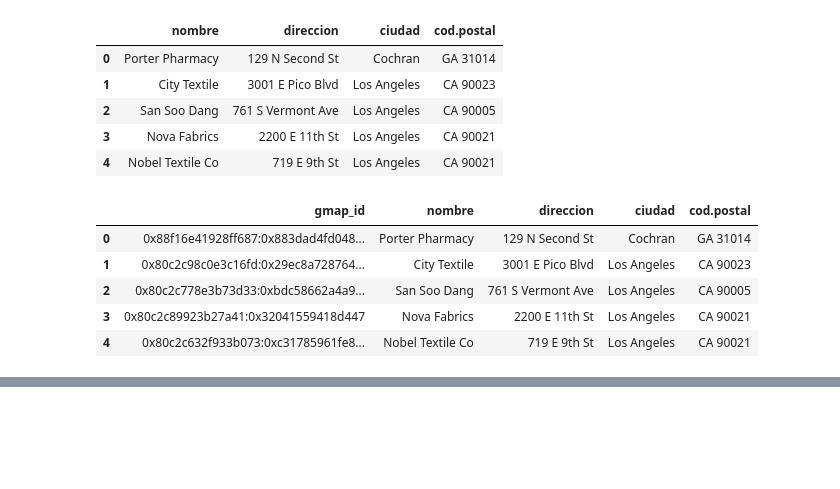
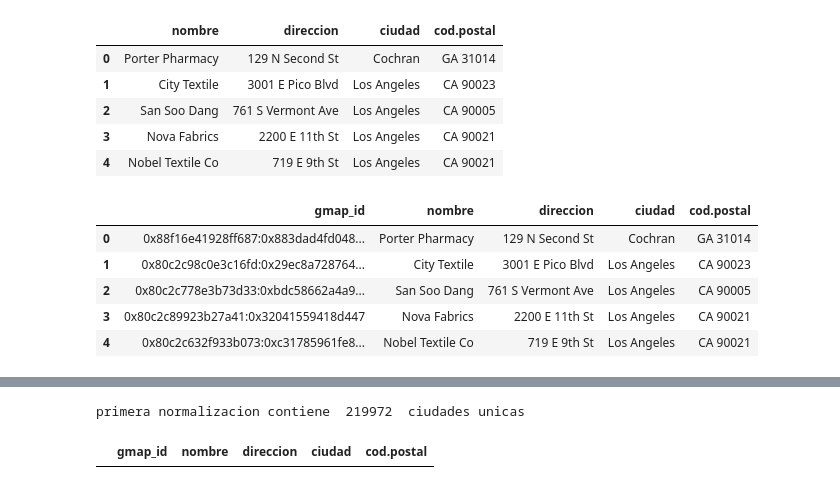
Before and after one commit to agustin-caceres/DataPulse_Gmaps_Yelp, a Jupyter notebook: prueba.ipynb, the cells around one changed output, grey strips where cells are left out. Drawn from its saved outputs; the diff is of its cells as text; code cells hidden in the pictures; blank space fills up the shorter version.

```diff
--- a/prueba.ipynb
+++ b/prueba.ipynb
@@ -70,0 +93,10 @@ address.head()
+# %%
+print('primera normalizacion contiene ',len(ciudades),' ciudades unicas')
+# %% [output]
+primera normalizacion contiene  219972  ciudades unicas
+# %%
+# Verificar que no encuentra porque tiene espacios, esto llama a que hay que normalizar quitando espacios iniciales, mayusculas/minusculas, quitar puntos.
+fila = address.loc[address['ciudad'] == '85 NE Dartmoor Dr']
+fila
+# %% [output]
+|  | gmap_id | nombre | direccion | ciudad | cod.postal |
```
Also changed, not shown: parts of 3 cells of this notebook.
